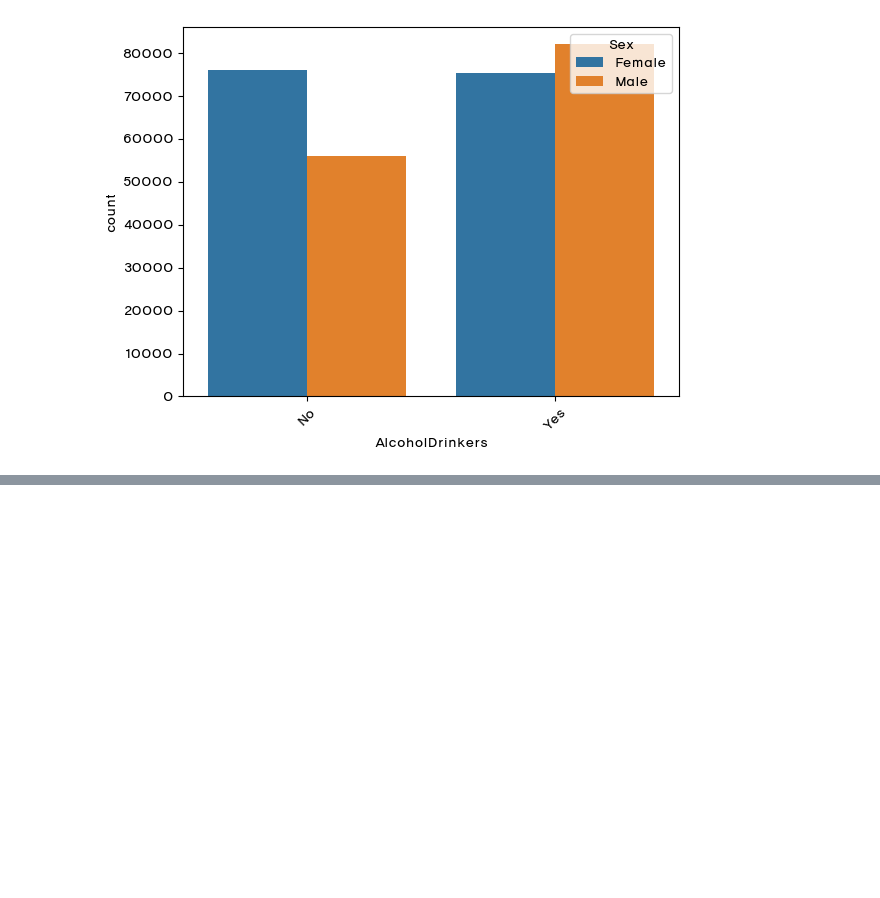
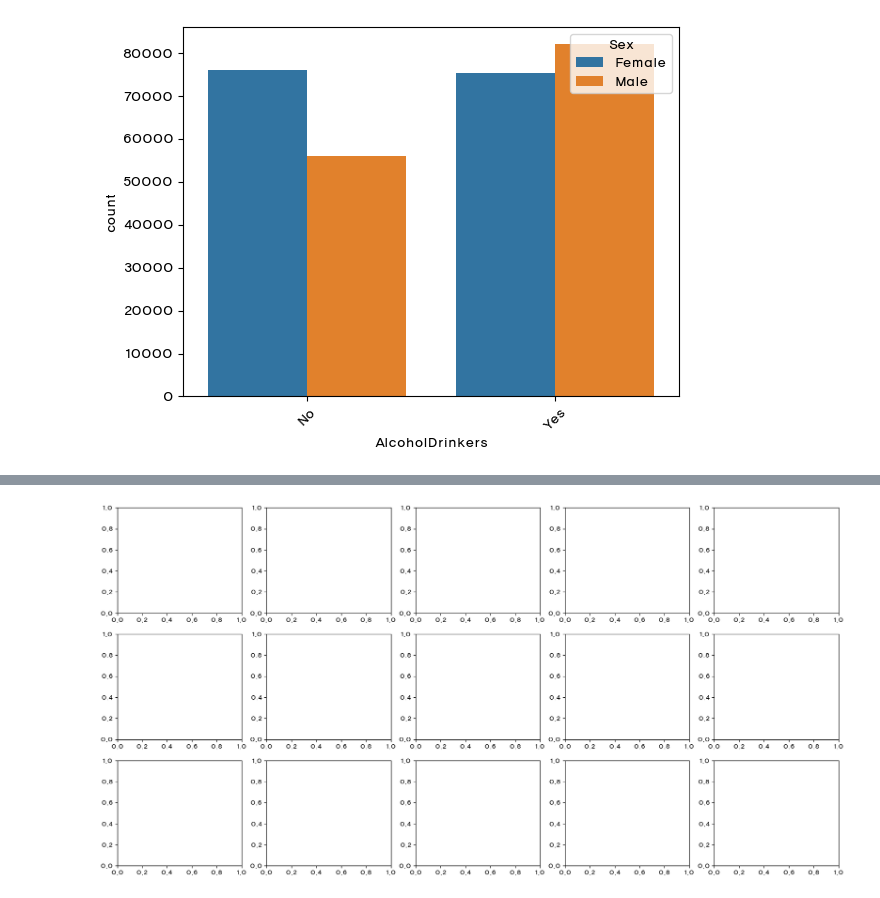
Before and after one commit to Team-3man/disease_analysis, a Jupyter notebook: heart_KSJ.ipynb, the cells around one changed output, grey strips where cells are left out. Saved outputs shown, nothing was run; the diff lists cells and outputs as text; code cells hidden in the pictures; blank space fills up the shorter version.

```diff
--- a/heart_KSJ.ipynb
+++ b/heart_KSJ.ipynb
@@ -171,0 +217,11 @@ plt.show()
+# %%
+fig, ax = plt.subplots(
+    nrows=3,
+    ncols=5,
+    figsize=(20,10)
+)
+
+
+plt.show()
+# %% [output]
+[figure, added]
```
Also changed, not shown: parts of 3 cells of this notebook.
